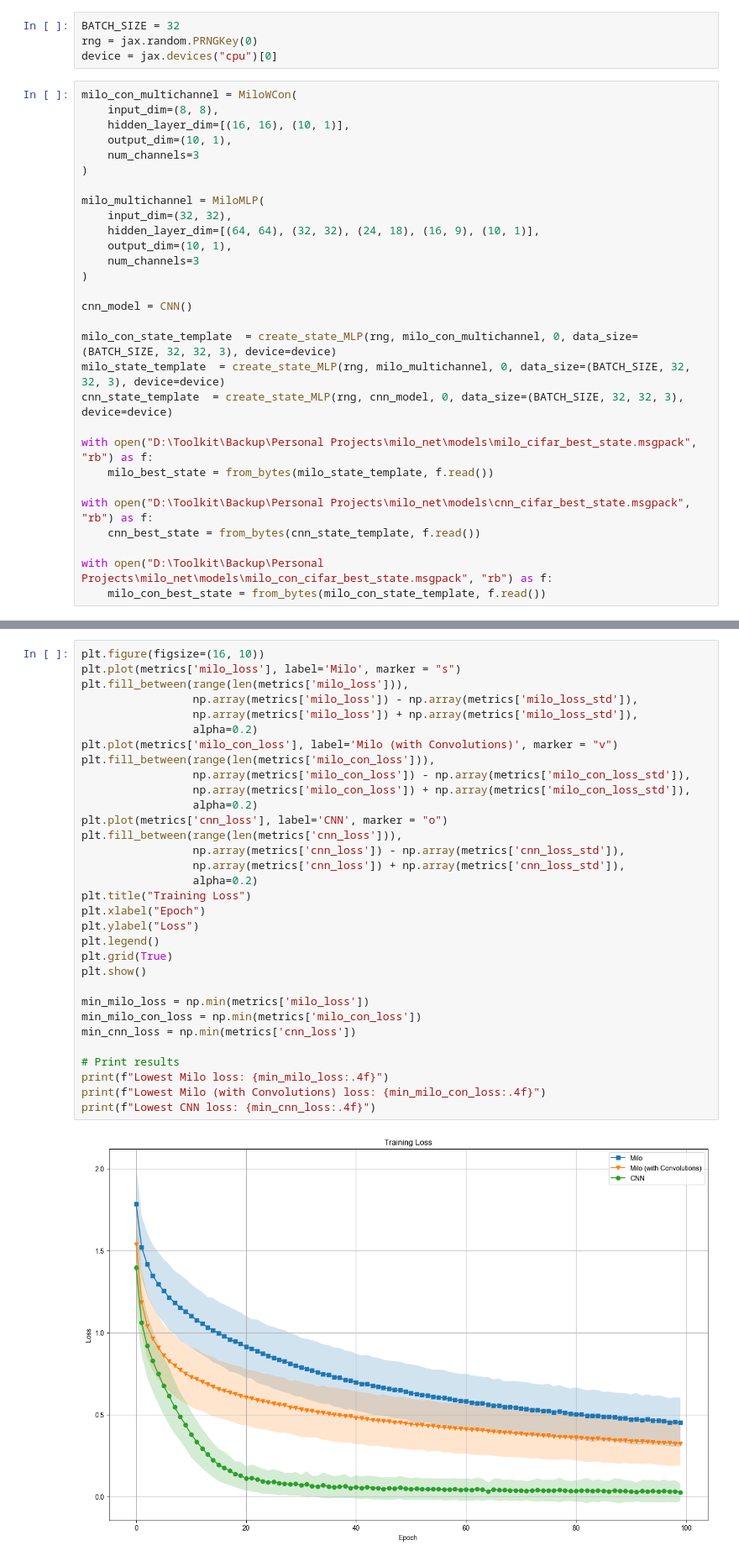
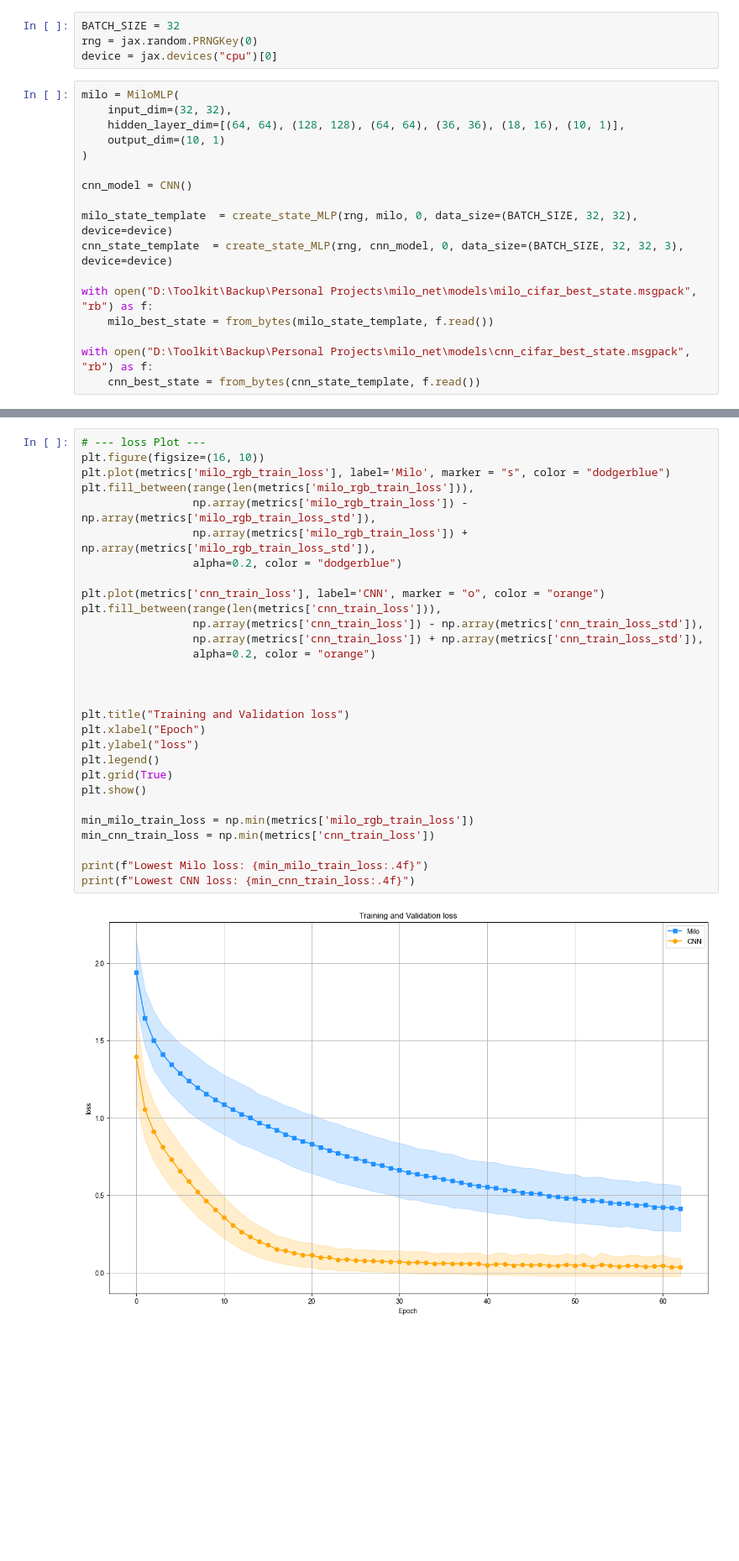
Before and after one commit to AnujGore/milo_net, a Jupyter notebook: notebooks/cifar_results.ipynb, the cells around one changed output, grey strips where cells are left out. Shown: that part at 84% size. Cells and saved outputs as stored; diff of their text form; blank space fills up the shorter version.

```diff
--- a/notebooks/cifar_results.ipynb
+++ b/notebooks/cifar_results.ipynb
@@ -32,24 +31,15 @@ BATCH_SIZE = 32
 rng = jax.random.PRNGKey(0)
 device = jax.devices("cpu")[0]
 # %%
-milo_con_multichannel = MiloWCon(
-    input_dim=(8, 8),
-    hidden_layer_dim=[(16, 16), (10, 1)],
-    output_dim=(10, 1),
-    num_channels=3
-)
-
-milo_multichannel = MiloMLP(
+milo = MiloMLP(
     input_dim=(32, 32),
-    hidden_layer_dim=[(64, 64), (32, 32), (24, 18), (16, 9), (10, 1)],
-    output_dim=(10, 1),
-    num_channels=3
+    hidden_layer_dim=[(64, 64), (128, 128), (64, 64), (36, 36), (18, 16), (10, 1)],
+    output_dim=(10, 1)
 )
 
 cnn_model = CNN()
 
-milo_con_state_template  = create_state_MLP(rng, milo_con_multichannel, 0, data_size=(BATCH_SIZE, 32, 32, 3), device=device)
-milo_state_template  = create_state_MLP(rng, milo_multichannel, 0, data_size=(BATCH_SIZE, 32, 32, 3), device=device)
+milo_state_template  = create_state_MLP(rng, milo, 0, data_size=(BATCH_SIZE, 32, 32), device=device)
 cnn_state_template  = create_state_MLP(rng, cnn_model, 0, data_size=(BATCH_SIZE, 32, 32, 3), device=device)
 
 with open("D:\Toolkit\Backup\Personal Projects\milo_net\models\milo_cifar_best_state.msgpack", "rb") as f:
@@ -57,9 +47,6 @@ with open("D:\Toolkit\Backup\Personal Projects\milo_net\models\milo_cifar_best_s
 
 with open("D:\Toolkit\Backup\Personal Projects\milo_net\models\cnn_cifar_best_state.msgpack", "rb") as f:
     cnn_best_state = from_bytes(cnn_state_template, f.read())
-
-with open("D:\Toolkit\Backup\Personal Projects\milo_net\models\milo_con_cifar_best_state.msgpack", "rb") as f:
-    milo_con_best_state = from_bytes(milo_con_state_template, f.read())
 # %%
 # --- Load metrics ---
 with open("D:\Toolkit\Backup\Personal Projects\milo_net\models\cifar_metrics_history.json", "r") as f:
@@ -107,34 +101,31 @@ Highest CNN accuracy: 0.9918
 # %%
+# --- loss Plot ---
 plt.figure(figsize=(16, 10))
-plt.plot(metrics['milo_loss'], label='Milo', marker = "s")
-plt.fill_between(range(len(metrics['milo_loss'])),
-                 np.array(metrics['milo_loss']) - np.array(metrics['milo_loss_std']),
-                 np.array(metrics['milo_loss']) + np.array(metrics['milo_loss_std']),
-                 alpha=0.2)
-plt.plot(metrics['milo_con_loss'], label='Milo (with Convolutions)', marker = "v")
-plt.fill_between(range(len(metrics['milo_con_loss'])),
-                 np.array(metrics['milo_con_loss']) - np.array(metrics['milo_con_loss_std']),
-                 np.array(metrics['milo_con_loss']) + np.array(metrics['milo_con_loss_std']),
-                 alpha=0.2)
-plt.plot(metrics['cnn_loss'], label='CNN', marker = "o")
-plt.fill_between(range(len(metrics['cnn_loss'])),
-                 np.array(metrics['cnn_loss']) - np.array(metrics['cnn_loss_std']),
-                 np.array(metrics['cnn_loss']) + np.array(metrics['cnn_loss_std']),
-                 alpha=0.2)
-plt.title("Training Loss")
+plt.plot(metrics['milo_rgb_train_loss'], label='Milo', marker = "s", color = "dodgerblue")
+plt.fill_between(range(len(metrics['milo_rgb_train_loss'])),
+                 np.array(metrics['milo_rgb_train_loss']) - np.array(metrics['milo_rgb_train_loss_std']),
+                 np.array(metrics['milo_rgb_train_loss']) + np.array(metrics['milo_rgb_train_loss_std']),
+                 alpha=0.2, color = "dodgerblue")
+
+plt.plot(metrics['cnn_train_loss'], label='CNN', marker = "o", color = "orange")
+plt.fill_between(range(len(metrics['cnn_train_loss'])),
+                 np.array(metrics['cnn_train_loss']) - np.array(metrics['cnn_train_loss_std']),
+                 np.array(metrics['cnn_train_loss']) + np.array(metrics['cnn_train_loss_std']),
+                 alpha=0.2, color = "orange")
+
+
+
+plt.title("Training and Validation loss")
 plt.xlabel("Epoch")
-plt.ylabel("Loss")
+plt.ylabel("loss")
 plt.legend()
 plt.grid(True)
 plt.show()
 
-min_milo_loss = np.min(metrics['milo_loss'])
-min_milo_con_loss = np.min(metrics['milo_con_loss'])
-min_cnn_loss = np.min(metrics['cnn_loss'])
+min_milo_train_loss = np.min(metrics['milo_rgb_train_loss'])
+min_cnn_train_loss = np.min(metrics['cnn_train_loss'])
 
-# Print results
-print(f"Lowest Milo loss: {min_milo_loss:.4f}")
-print(f"Lowest Milo (with Convolutions) loss: {min_milo_con_loss:.4f}")
-print(f"Lowest CNN loss: {min_cnn_loss:.4f}")
+print(f"Lowest Milo loss: {min_milo_train_loss:.4f}")
+print(f"Lowest CNN loss: {min_cnn_train_loss:.4f}")
 # %% [output]
-[figure, old version]
+[figure, new version]
```
Also changed, not shown: parts of 12 cells of this notebook, 4 other files.
